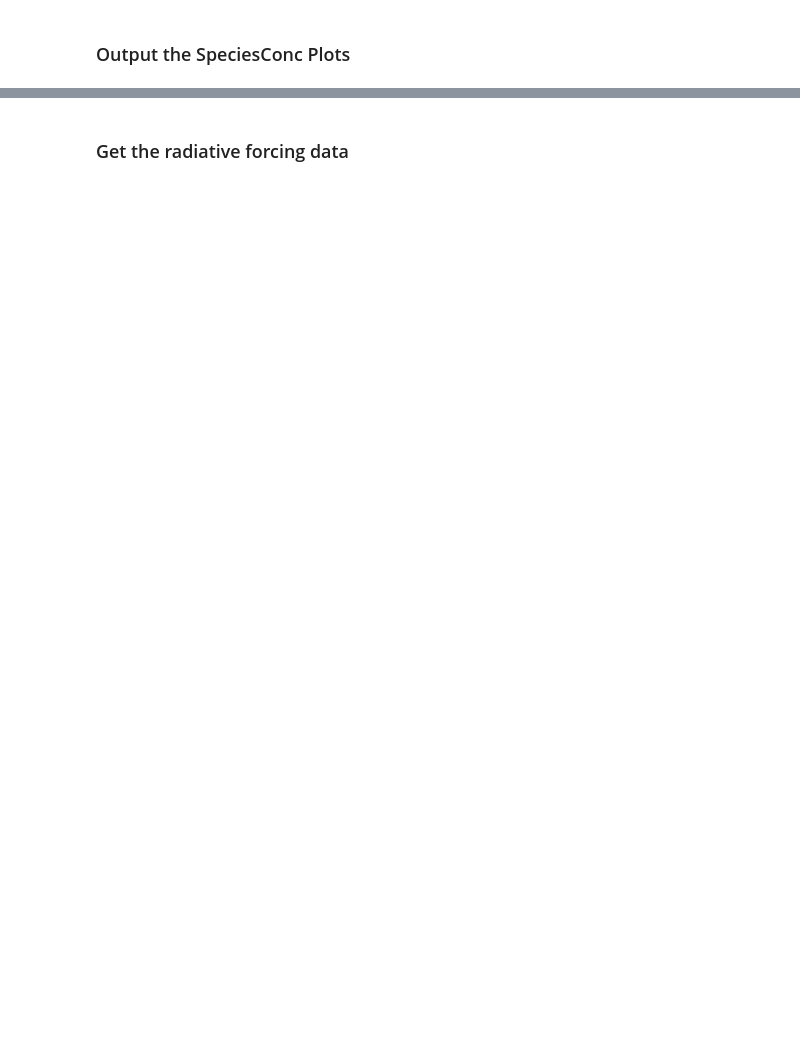
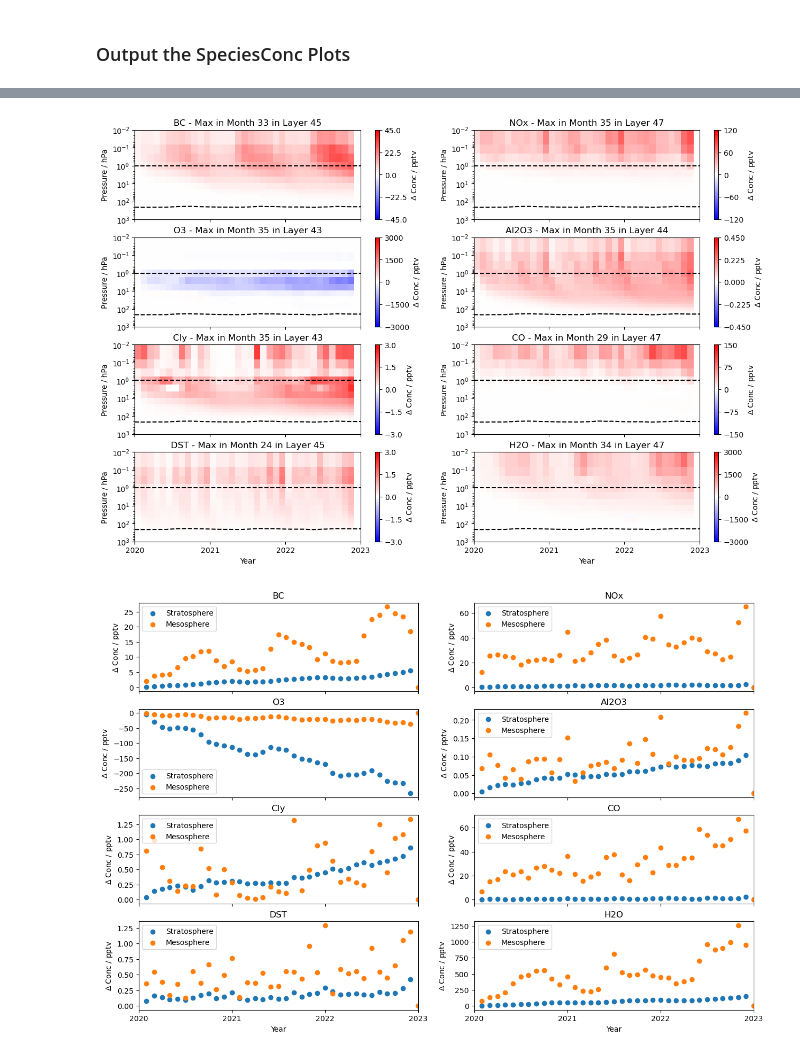
Before and after one commit to cbarker211/rocket-rundir, a Jupyter notebook: OutputDir/conc_output.ipynb, the cells around one changed output, grey strips where cells are left out. Drawn from its saved outputs; the diff is of its cells as text; code cells hidden in the pictures; blank space fills up the shorter version.

```diff
--- a/OutputDir/conc_output.ipynb
+++ b/OutputDir/conc_output.ipynb
@@ -13,16 +13,17 @@ import matplotlib.colors as colors
 import cartopy.crs as ccrs
 from gamap_colormap import WhGrYlRd
 from ipywidgets import interact, IntSlider, SelectionSlider, Dropdown
+import math
 
 # Set up arrays
 months =['01','02','03','04','05','06','07','08','09','10','11','12']
 years = ["2020","2021","2022"]
 filepath     = '/home/ucfacb0/rundirs/Rockets/gc_4x5_47L_merra2_fullchem_main/OutputDir/'
-rocketsSim   ='Rockets'
+rocketsSim   = 'Rockets'
 norocketsSim = 'Baseline'
 Plower =200
 Pupper = 1
-species = ["BC","NOx","O3"]#,"Al2O3","Cly","CO","DST"]
+species = ["BC","NOx","O3","Al2O3","Cly","CO","DST","H2O"]
 # %% [markdown]
 ### Retrieve concentrations from SpeciesConc over the stratosphere.
 # %%
@@ -192,3 +143,70 @@ for spec_count in range(len(species)):
+# %%
+extent = [12000,4,0.05,0,0.2,1,2e17]
+fig, ax = plt.subplots(4,2,figsize=(15,10))
+fig1, ax1 = plt.subplots(4,2,figsize=(15,10))
+rows = [0,0,1,1,2,2,3,3]
+cols = [0,1,0,1,0,1,0,1]
+for spec_count in range(len(species)):
+    #if spec_count == 3:
+        #continue
+    mon_mean = mon_mean_wr[spec_count,:,:]-mon_mean_nr[spec_count,:,:]
+
+    mon_mean_plot = mon_mean
+    lbl = "$\Delta$ Conc / pptv"
+    #mon_mean_plot = mon_mean / mon_mean_nr[spec_count,:,:] * 100
+    #lbl = "$\Delta$ Conc / %"
+
+
+    order = 10**math.floor(math.log(np.nanmax(np.abs(mon_mean_plot)), 10))
+    extent = ((np.nanmax(np.abs(mon_mean_plot)) / order)).round(0)*1.5 * order
+    max_ind = np.unravel_index(np.nanargmax(np.abs(mon_mean_plot)),np.shape(mon_mean_plot))
+
+
+    plot_row = rows[spec_count]
+    plot_col = cols[spec_count]
+    cf = ax[plot_row,plot_col].pcolormesh(year_labels,Pedge,mon_mean_plot.T, cmap ='bwr', vmin=-extent, vmax=extent,shading='flat')
+    ax[plot_row,plot_col].plot(year_labels,np.full((len(year_labels)),1),'--',color="black")
+    ax[plot_row,plot_col].plot(year_labels,trop_height,'--',color="black")
+    ax[plot_row,plot_col].set_xticks(np.linspace(2020,2023,4))
+    ax[plot_row,plot_col].set_xlim(2020,2023)
+    ax[plot_row,plot_col].set_yscale('log')
+    ax[plot_row,plot_col].set_ylim(0.01,1000)
+    ax[plot_row,plot_col].invert_yaxis()
+    ax[plot_row,plot_col].set_xlabel("Year")
+    if spec_count not in [6,7]:
+        ax[plot_row,plot_col].set_xlabel("")
+        ax[plot_row,plot_col].set_xticklabels("")
+
+    ax[plot_row,plot_col].set_ylabel("Pressure / hPa")
+    ax[plot_row,plot_col].set_title(f"{species[spec_count]} - Max in Month {max_ind[0]+1} in Layer {max_ind[1]+1}")
+    ticks=[-extent, -extent/2, 0, extent/2, extent]
+    cbar = fig.colorbar(cf, ax=ax[plot_row,plot_col], orientation='vertical',
+                        ticks=ticks,label=lbl)
+    #cbar.ax[plot_row,plot_col].set_yticklabels(ticks);
+
+    ax1[plot_row,plot_col].scatter(year_labels[1:],np.mean(mon_mean_plot[:,il:iu],axis=1),label="Stratosphere")
+    ax1[plot_row,plot_col].scatter(year_labels[1:],np.mean(mon_mean_plot[:,iu:],axis=1),label="Mesosphere")
+    ax1[plot_row,plot_col].set_xticks(np.linspace(2020,2023,4))
+    ax1[plot_row,plot_col].set_xlim(2020,2023)
+    ax1[plot_row,plot_col].set_xlabel("Year")
+    ax1[plot_row,plot_col].set_title(f"{species[spec_count]}")
+    ax1[plot_row,plot_col].set_ylabel(lbl)
+    ax1[plot_row,plot_col].legend()
+    if spec_count not in [6,7]:
+        ax1[plot_row,plot_col].set_xlabel("")
+        ax1[plot_row,plot_col].set_xticklabels("")
+
+#mon_mean_diff_al = mon_mean_wr[3,:]-mon_mean_nr[3,:]
+#mon_mean_diff_du = mon_mean_wr[6,:]-mon_mean_nr[6,:]
+#fig, ax = plt.subplots(figsize=(7,2))
+#ax.scatter(year_labels,np.insert(mon_mean_diff_du/mon_mean_diff_al,0,0))
+#ax.set_xlabel("Year")
+#ax.set_ylabel("DST1-4/Al2O3 ratio / unitless")
+#ax.set_xticks(np.linspace(2020,2030,11))
+#ax.set_title(f"Ratio between DST1-4 and Al2O3 concentrations")
+# %% [output]
+[figure, added]
+[figure, added]
 # %%
 wr.close()
 nr.close()
@@ -207,2 +213,0 @@ rad_diff = np.zeros((len(locs),len(species)))
-# %% [markdown]
-### Get the radiative forcing data
```
Also changed, not shown: parts of 10 cells of this notebook, 30 other files.
